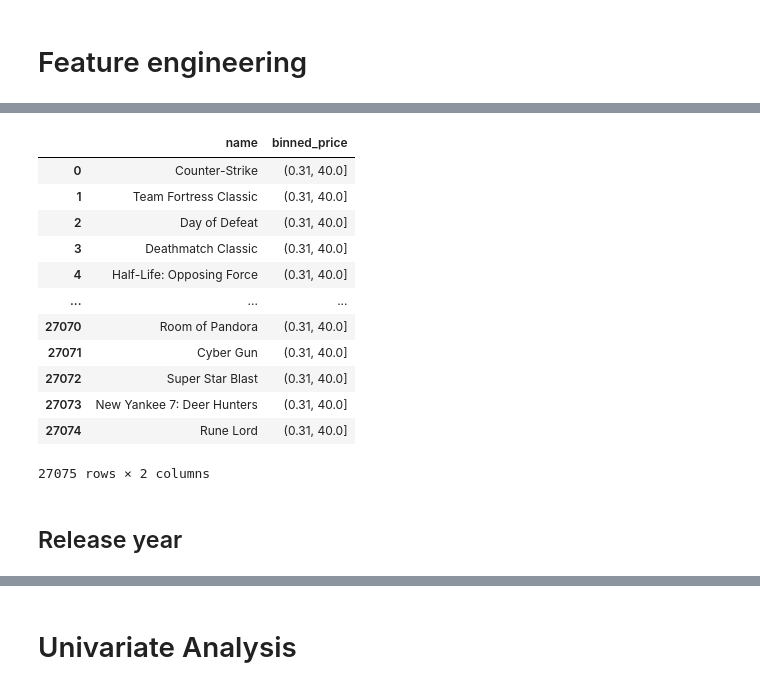
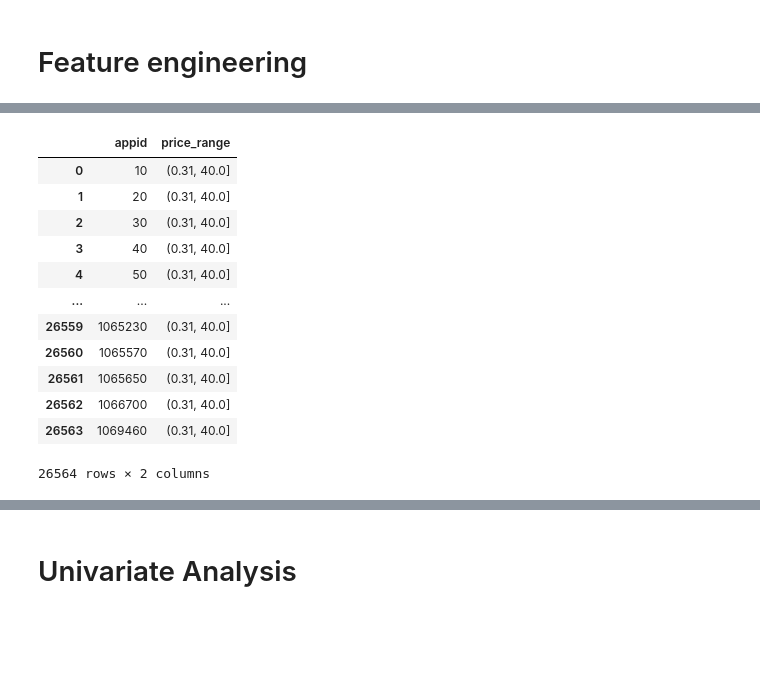
Before and after one commit to jamwung/eda-steam, a Jupyter notebook: steam_eda.ipynb, the cells around one changed output, grey strips where cells are left out. Saved outputs shown, nothing was run; the diff lists cells and outputs as text; code cells hidden in the pictures; blank space fills up the shorter version.

```diff
--- a/steam_eda.ipynb
+++ b/steam_eda.ipynb
@@ -85,0 +144,3 @@ dtype: object
+# %%
+steam_df['release_date'] = pd.to_datetime(steam_df['release_date'])
+steam_df['release_date'].dtype
@@ -85,0 +191,6 @@ dtype: object
+# %%
+ave_owners = np.array([15_000_000, 7_500_000, 3_500_000, 35_000_000,
+                       150_000_000, 75_000_000, 35_000, 750_000, 150_000,
+                       75_000, 1_500_000, 350_000, 10_000])
+ave_owner_dict = dict(zip(steam_df['owners'].unique(), ave_owners))
+ave_owner_dict
@@ -86,2 +211,4 @@ dtype: object
+# %%
+steam_df = steam_df.replace({'owners': ave_owner_dict})
 # %% [markdown]
 ## Statistics
@@ -142,0 +229,4 @@ main_df.drop(columns=['appid', 'english']).describe()
+# %%
+# New dataframe to store new features (mergable by `name`)
+extra_df = steam_df['appid'].to_frame()
+extra_df
@@ -143,26 +253,24 @@ main_df.drop(columns=['appid', 'english']).describe()
 # %%
 # 1 GBP to PHP conversion for potential analysis
 GBP_to_PHP = 65.37
 
 # Custom binning to categorize price range
 price_binning = np.linspace(0, 422, 20)
-price_binning = np.array([-0.1, 0.31, 40, 50, 100, 500])
+price_binning = np.array([-0.1, 0.31, 40, 50, 100, 422])
 
-main_df['binned_price'] = pd.cut(main_df['price'], price_binning)
-main_df[['name', 'binned_price']]
+extra_df['price_range'] = pd.cut(steam_df['price'], price_binning)
+extra_df
 # %% [output]
-|  | name | binned_price |
-| 0 | Counter-Strike | (0.31, 40.0] |
-| 1 | Team Fortress Classic | (0.31, 40.0] |
-| 2 | Day of Defeat | (0.31, 40.0] |
-| 3 | Deathmatch Classic | (0.31, 40.0] |
-| 4 | Half-Life: Opposing Force | (0.31, 40.0] |
+|  | appid | price_range |
+| 0 | 10 | (0.31, 40.0] |
+| 1 | 20 | (0.31, 40.0] |
+| 2 | 30 | (0.31, 40.0] |
+| 3 | 40 | (0.31, 40.0] |
+| 4 | 50 | (0.31, 40.0] |
 | ... | ... | ... |
-| 27070 | Room of Pandora | (0.31, 40.0] |
-| 27071 | Cyber Gun | (0.31, 40.0] |
-| 27072 | Super Star Blast | (0.31, 40.0] |
-| 27073 | New Yankee 7: Deer Hunters | (0.31, 40.0] |
-| 27074 | Rune Lord | (0.31, 40.0] |
+| 26559 | 1065230 | (0.31, 40.0] |
+| 26560 | 1065570 | (0.31, 40.0] |
+| 26561 | 1065650 | (0.31, 40.0] |
+| 26562 | 1066700 | (0.31, 40.0] |
+| 26563 | 1069460 | (0.31, 40.0] |
-27075 rows × 2 columns
+26564 rows × 2 columns
-# %% [markdown]
-## Release year
```
Also changed, not shown: parts of 76 cells of this notebook.
